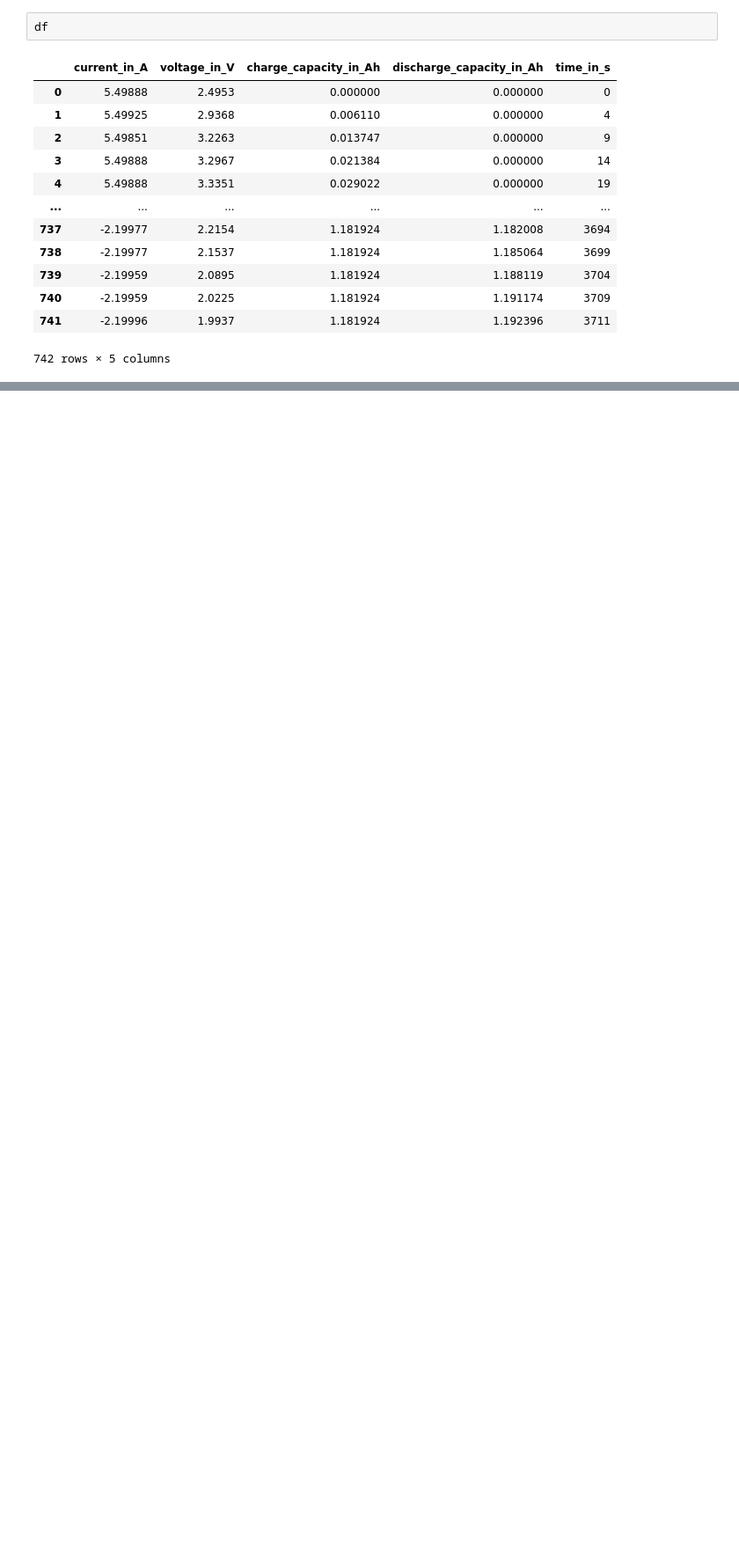
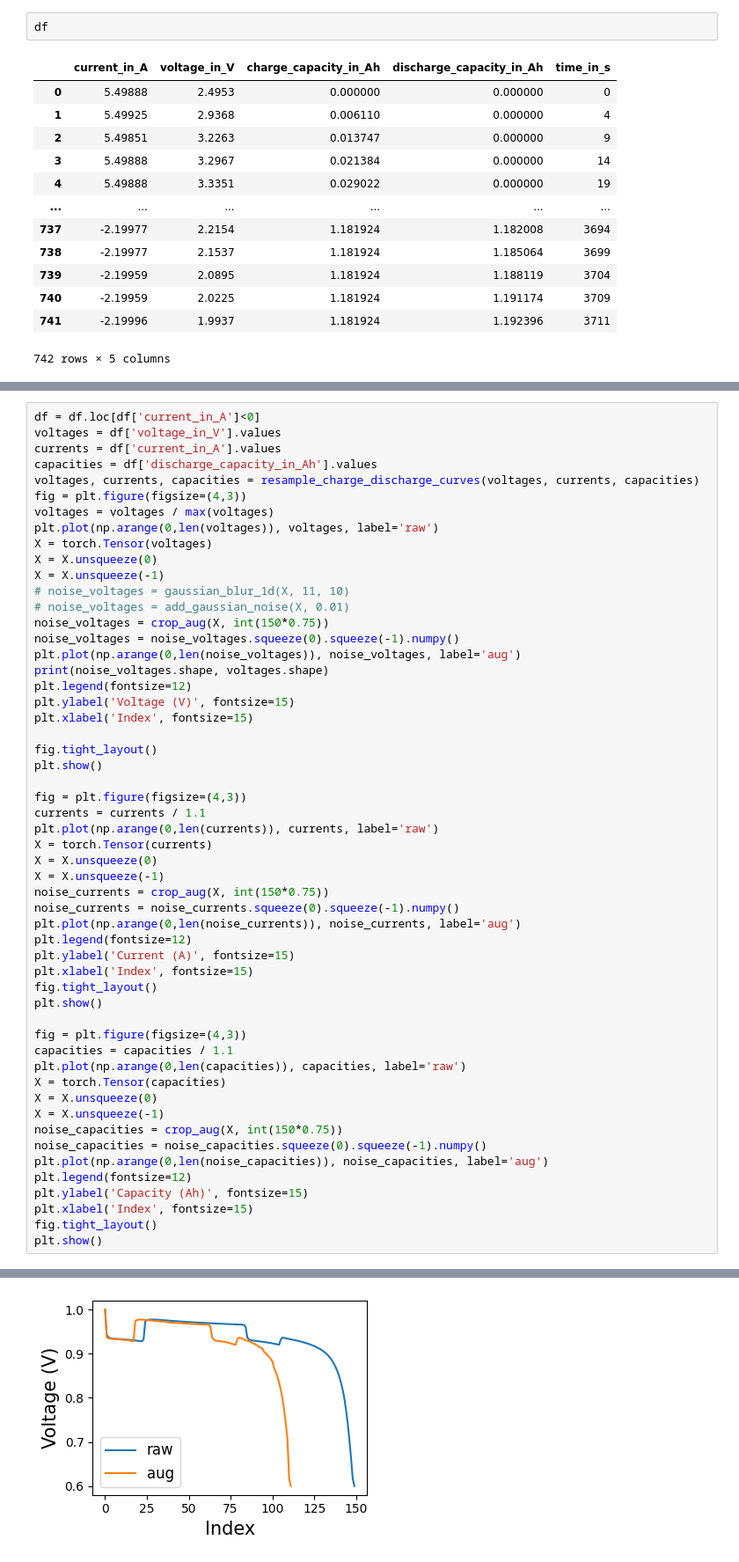
Before and after one commit to Ruifeng-Tan/PBT, a Jupyter notebook: play.ipynb, the cells around one changed output, grey strips where cells are left out. Shown: that part at 88% size. Drawn from its saved outputs; the diff is of its cells as text; blank space fills up the shorter version.

```diff
--- a/play.ipynb
+++ b/play.ipynb
@@ -232,0 +308,55 @@ plt.show()
+# %%
+df = df.loc[df['current_in_A']<0]
+voltages = df['voltage_in_V'].values
+currents = df['current_in_A'].values
+capacities = df['discharge_capacity_in_Ah'].values
+voltages, currents, capacities = resample_charge_discharge_curves(voltages, currents, capacities)
+fig = plt.figure(figsize=(4,3))
+voltages = voltages / max(voltages)
+plt.plot(np.arange(0,len(voltages)), voltages, label='raw')
+X = torch.Tensor(voltages)
+X = X.unsqueeze(0)
+X = X.unsqueeze(-1)
+# noise_voltages = gaussian_blur_1d(X, 11, 10)
+# noise_voltages = add_gaussian_noise(X, 0.01)
+noise_voltages = crop_aug(X, int(150*0.75))
+noise_voltages = noise_voltages.squeeze(0).squeeze(-1).numpy()
+plt.plot(np.arange(0,len(noise_voltages)), noise_voltages, label='aug')
+print(noise_voltages.shape, voltages.shape)
+plt.legend(fontsize=12)
+plt.ylabel('Voltage (V)', fontsize=15)
+plt.xlabel('Index', fontsize=15)
+
+fig.tight_layout()
+plt.show()
+
+fig = plt.figure(figsize=(4,3))
+currents = currents / 1.1
+plt.plot(np.arange(0,len(currents)), currents, label='raw')
+X = torch.Tensor(currents)
+X = X.unsqueeze(0)
+X = X.unsqueeze(-1)
+noise_currents = crop_aug(X, int(150*0.75))
+noise_currents = noise_currents.squeeze(0).squeeze(-1).numpy()
+plt.plot(np.arange(0,len(noise_currents)), noise_currents, label='aug')
+plt.legend(fontsize=12)
+plt.ylabel('Current (A)', fontsize=15)
+plt.xlabel('Index', fontsize=15)
+fig.tight_layout()
+plt.show()
+
+fig = plt.figure(figsize=(4,3))
+capacities = capacities / 1.1
+plt.plot(np.arange(0,len(capacities)), capacities, label='raw')
+X = torch.Tensor(capacities)
+X = X.unsqueeze(0)
+X = X.unsqueeze(-1)
+noise_capacities = crop_aug(X, int(150*0.75))
+noise_capacities = noise_capacities.squeeze(0).squeeze(-1).numpy()
+plt.plot(np.arange(0,len(noise_capacities)), noise_capacities, label='aug')
+plt.legend(fontsize=12)
+plt.ylabel('Capacity (Ah)', fontsize=15)
+plt.xlabel('Index', fontsize=15)
+fig.tight_layout()
+plt.show()
+# %% [output]
@@ -232,0 +364 @@ plt.show()
+[figure, added]
```
Also changed, not shown: parts of 3 cells of this notebook, 5 other files.
